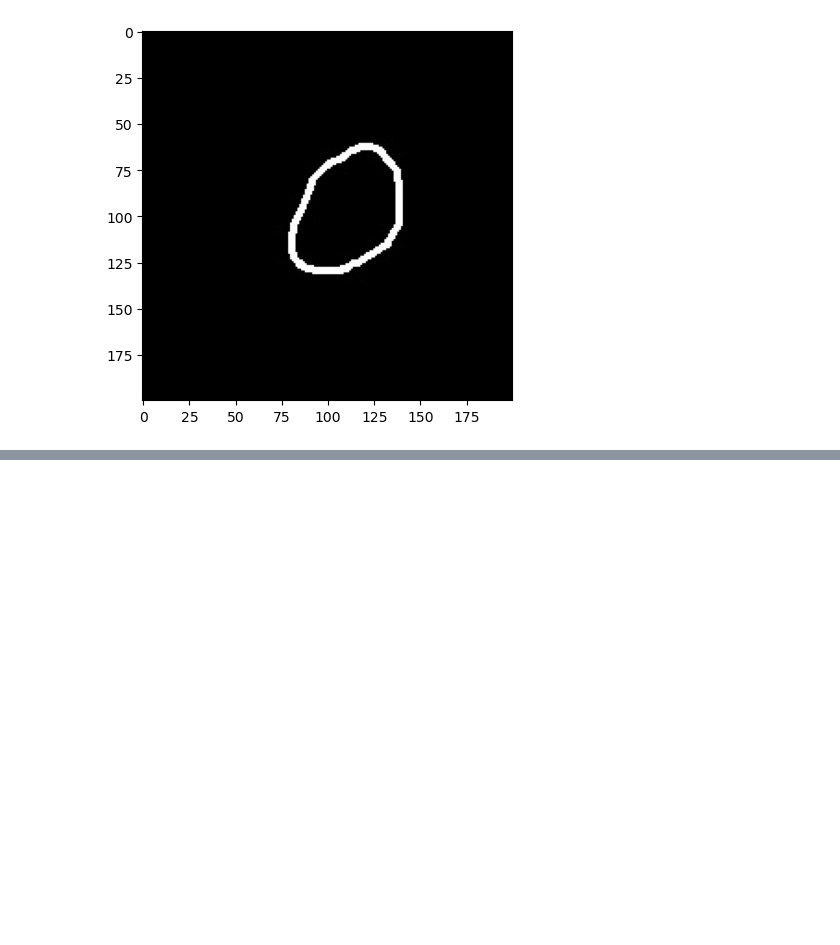
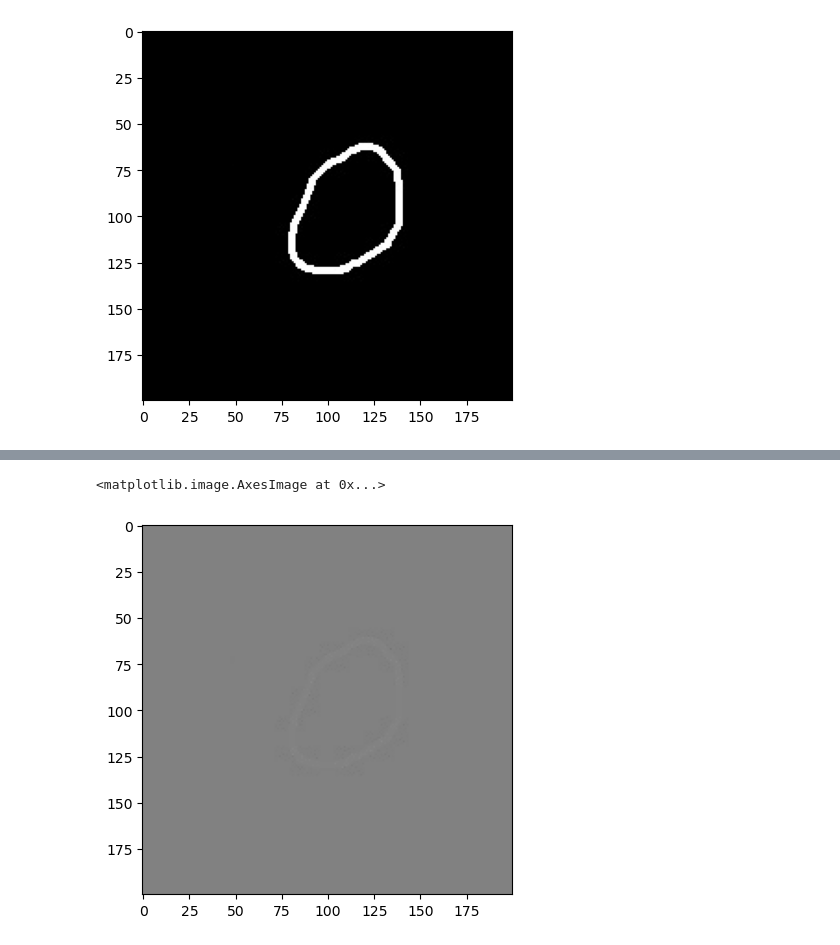
Before and after one commit to JulienFX/DuplicationDataset, a Jupyter notebook: duplication du dataset.ipynb, the cells around one changed output, grey strips where cells are left out. Cells and saved outputs as stored; diff of their text form; code cells hidden in the pictures; blank space fills up the shorter version.

```diff
--- a/duplication du dataset.ipynb
+++ b/duplication du dataset.ipynb
@@ -25,0 +34,7 @@ plt.imshow(modif)
+# %%
+modif = np.zeros_like(img)
+modif = abs(130 + img)
+plt.imshow(modif)
+# %% [output]
+<matplotlib.image.AxesImage at 0x...>
+[figure, added]
```
Also changed, not shown: parts of 3 cells of this notebook.
